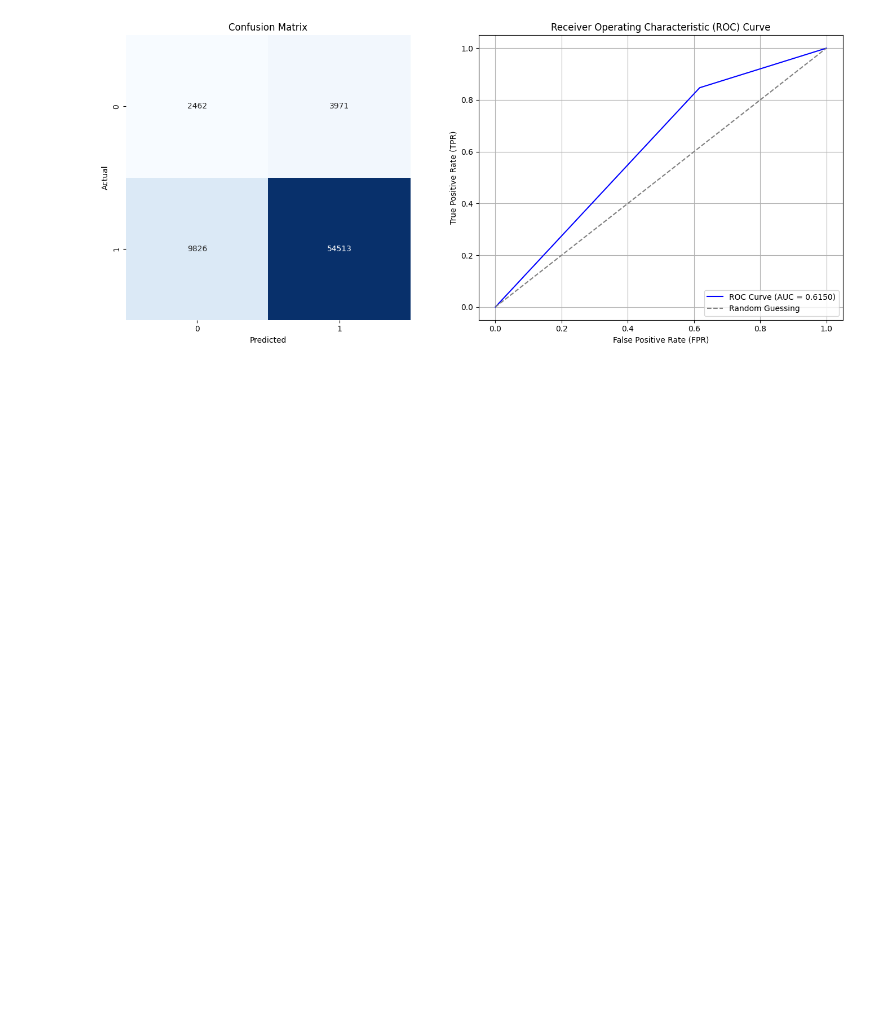
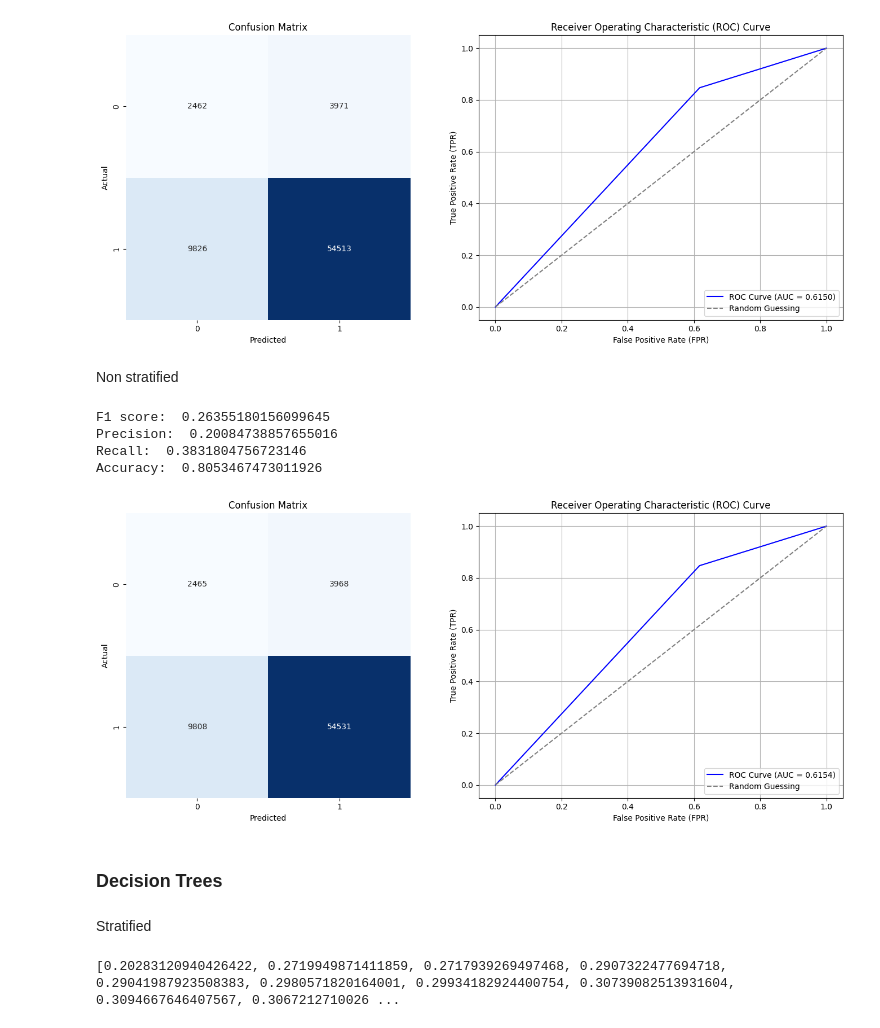
Before and after one commit to Barb02/IDS_project, a Jupyter notebook: customer.ipynb, the cells around one changed output. Cells and saved outputs as stored; diff of their text form; code cells hidden in the pictures; blank space fills up the shorter version.

Commit message:
Decision Tree

```diff
--- a/customer.ipynb
+++ b/customer.ipynb
@@ -644,3 +646,25 @@ Precision:  0.20035807291666666
 Recall:  0.38271413026581685
 Accuracy:  0.8050500197818347
 [figure]
+# %% [markdown]
+Non stratified
+# %%
+kf = KFold(n_splits=5, shuffle=True, random_state=42)
+f1_label_0 = make_scorer(f1_score, pos_label=0, average="binary")
+
+gauss = GaussianNB()
+scores = cross_val_score(gauss, X, y, cv=kf, scoring=f1_label_0)
+
+y_pred = cross_val_predict(gauss, X, y, cv=kf)
+# %%
+evaluation(y,y_pred)
+# %% [output]
+F1 score:  0.26355180156099645
+Precision:  0.20084738857655016
+Recall:  0.3831804756723146
+Accuracy:  0.8053467473011926
+[figure, added]
+# %% [markdown]
+### Decision Trees
+# %% [markdown]
+Stratified
@@ -646,0 +674,19 @@ Accuracy:  0.8050500197818347
+# %%
+dftree=dfc
+
+X = dftree.drop('health_ins', axis=1)
+y = dftree['health_ins']
+
+skf = StratifiedKFold(n_splits=5, shuffle=True, random_state=42)
+max_depth_values = range(1, 20)
+mean_f1_scores = []
+f1_label_0 = make_scorer(f1_score, pos_label=0, average="binary")
+
+for depth in max_depth_values:
+    dt = DecisionTreeClassifier(max_depth=depth, class_weight='balanced', random_state=42)
+    scores = cross_val_score(dt, X, y, cv=skf, scoring=f1_label_0)
+    mean_f1_scores.append(scores.mean())
+
+print(mean_f1_scores)
+# %% [output]
+[0.20283120940426422, 0.2719949871411859, 0.2717939269497468, 0.2907322477694718, 0.29041987923508383, 0.2980571820164001, 0.29934182924400754, 0.30739082513931604, 0.3094667646407567, 0.3067212710026 ...
```
Also changed, not shown: parts of 16 cells of this notebook.
